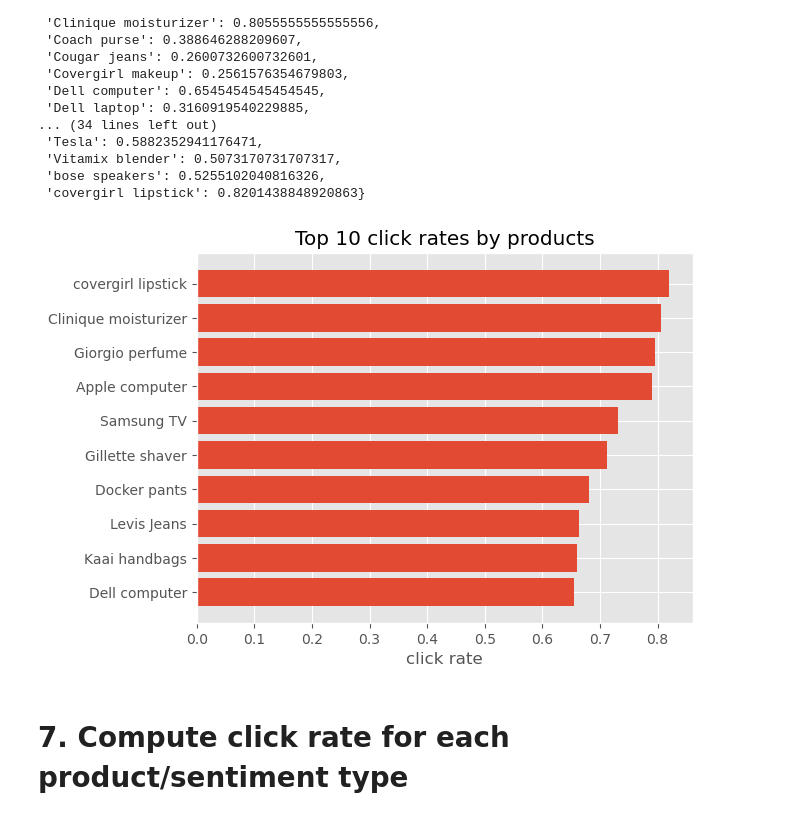
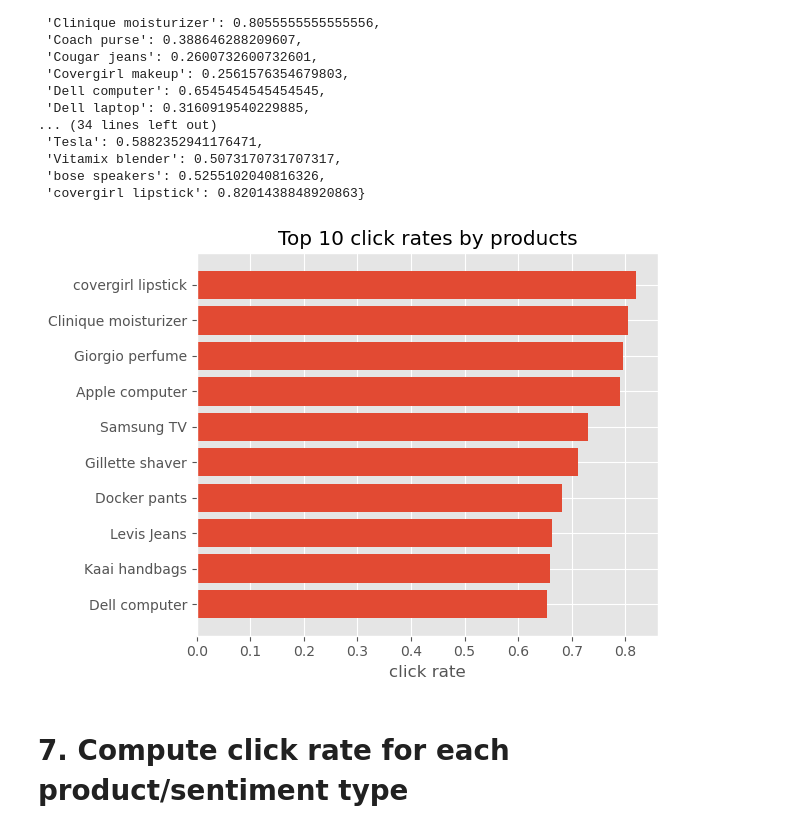
Before and after one commit to xinrui-wang1/products_analysis, a Jupyter notebook: main.ipynb, the cells around one changed output. Saved outputs shown, nothing was run; the diff lists cells and outputs as text; code cells hidden in the pictures.

```diff
--- a/main.ipynb
+++ b/main.ipynb
@@ -349,21 +349,23 @@ click_rate_d
 # %%
 #Graph the result
 click_rate_df = pd.DataFrame()
 click_rate_df["product"] = product_l
 click_rate_df["click_rate"] = click_rate_d.values()
 click_rate_df.sort_values(by="click_rate", ascending=False, inplace=True)
 
 plt.figure()
 plt.title("Top 10 click rates by products")
 plt.barh(
     range(10), click_rate_df["click_rate"].values[:10][::-1],
     tick_label=click_rate_df["product"].values[:10][::-1]
 )
 plt.xlabel("click rate")
+plt.tight_layout()
+
 plt.savefig("figures/top_product_click_rate.png")
 plt.show()
 # %% [output]
-[figure, old version]
+[figure, new version]
 # %% [markdown]
 # 7. Compute click rate for each product/sentiment type
 # %%
```
Also changed, not shown: parts of 11 cells of this notebook, 7 other files.
